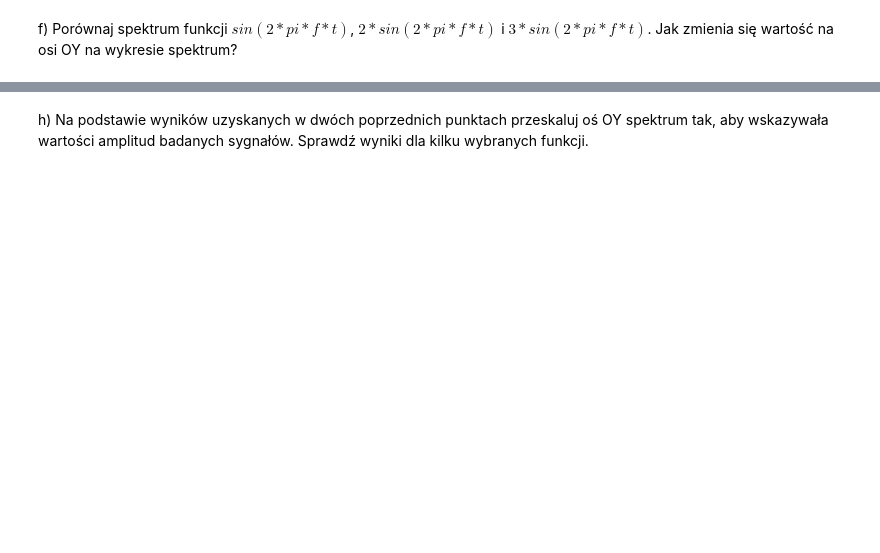
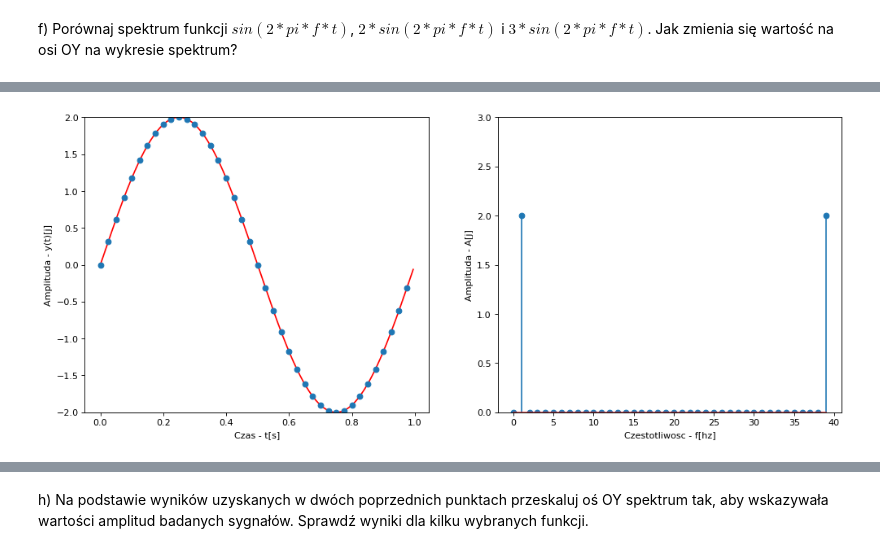
Before and after one commit to feliksczart/kck, a Jupyter notebook: Sygnaly1/Sygnaly-Lab1-clear.ipynb, the cells around one changed output, grey strips where cells are left out. Cells and saved outputs as stored; diff of their text form; code cells hidden in the pictures; blank space fills up the shorter version.

```diff
--- a/Sygnaly1/Sygnaly-Lab1-clear.ipynb
+++ b/Sygnaly1/Sygnaly-Lab1-clear.ipynb
@@ -165,4 +163,7 @@ f) Porównaj spektrum funkcji $sin(2*pi*f*t)$, $2*sin(2*pi*f*t)$ i $3*sin(2*pi*f
 # %%
 # f=1, A=2, LP=1
+many_arguments(f=1, A=2, LP=1)
+# %% [output]
+[figure, added]
 # %%
 # f=1, A=3, LP=1
```
Also changed, not shown: parts of 37 cells of this notebook.
